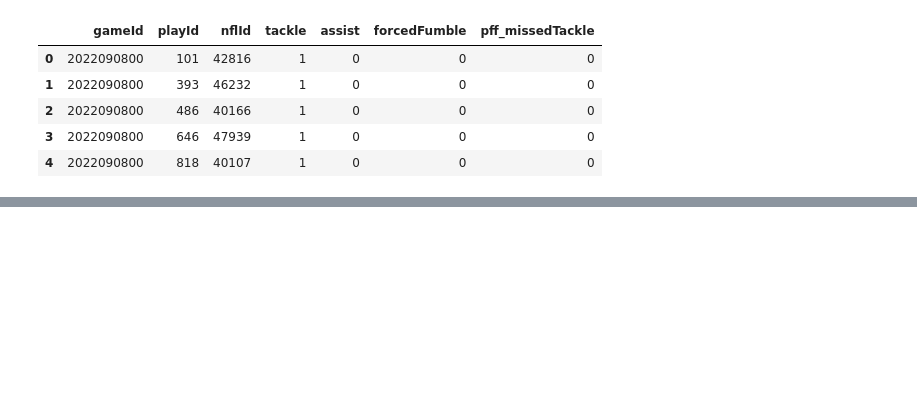
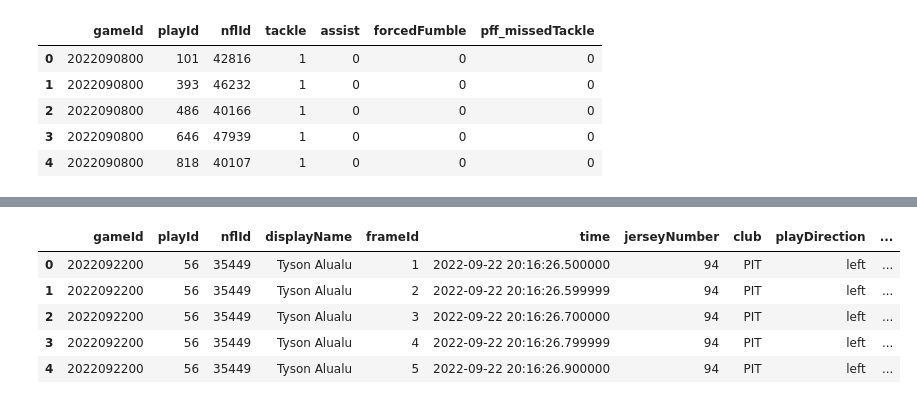
Before and after one commit to ImMaxRoss/Kaggle_NFL_bowl2024, a Jupyter notebook: eda_notebook.ipynb, the cells around one changed output, grey strips where cells are left out. Saved outputs shown, nothing was run; the diff lists cells and outputs as text; code cells hidden in the pictures; blank space fills up the shorter version.

```diff
--- a/eda_notebook.ipynb
+++ b/eda_notebook.ipynb
@@ -82,0 +366,15 @@ df_tracking_1.head()
+# %%
+df_tracking_3 = pd.read_csv("data/tracking_week_3.csv")
+df_tracking_3['nflId'].fillna(10000.0, inplace=True)
+df_tracking_3['nflId'] = df_tracking_3['nflId'].astype(int)
+df_tracking_3['jerseyNumber'].fillna(999.0, inplace=True)
+df_tracking_3['jerseyNumber'] = df_tracking_3['jerseyNumber'].astype(int)
+df_tracking_3.to_csv('data/tracking_3_clean.csv', index=False)
+df_tracking_3.head()
+# %% [output]
+|  | gameId | playId | nflId | displayName | frameId | time | jerseyNumber | club | playDirection | ... |
+| 0 | 2022092200 | 56 | 35449 | Tyson Alualu | 1 | 2022-09-22 20:16:26.500000 | 94 | PIT | left | ... |
+| 1 | 2022092200 | 56 | 35449 | Tyson Alualu | 2 | 2022-09-22 20:16:26.599999 | 94 | PIT | left | ... |
+| 2 | 2022092200 | 56 | 35449 | Tyson Alualu | 3 | 2022-09-22 20:16:26.700000 | 94 | PIT | left | ... |
+| 3 | 2022092200 | 56 | 35449 | Tyson Alualu | 4 | 2022-09-22 20:16:26.799999 | 94 | PIT | left | ... |
+| 4 | 2022092200 | 56 | 35449 | Tyson Alualu | 5 | 2022-09-22 20:16:26.900000 | 94 | PIT | left | ... |
```
Also changed, not shown: parts of 37 cells of this notebook, 3 other files.
